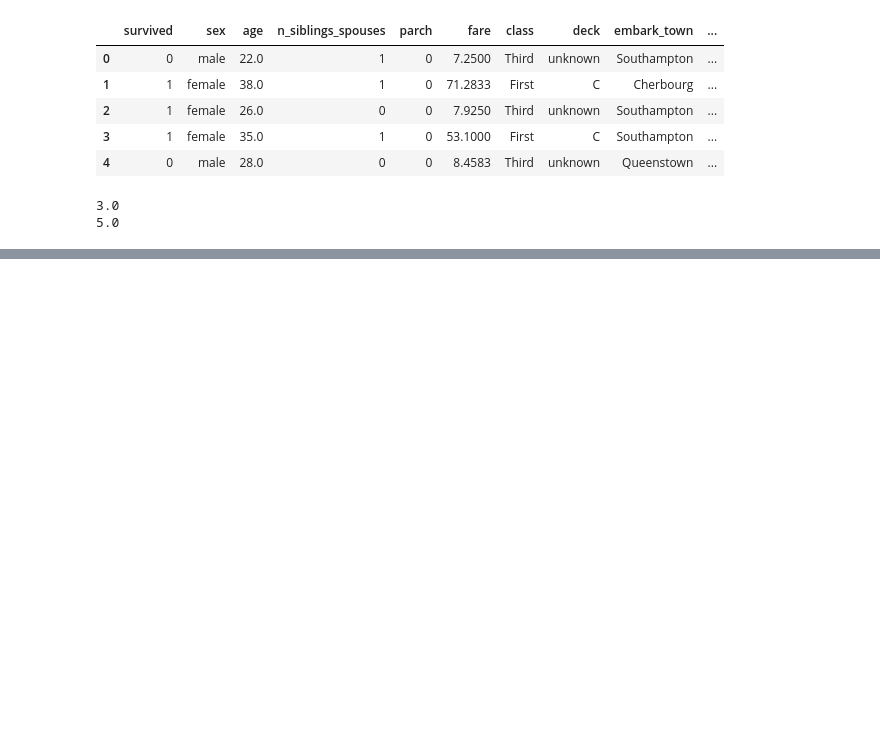
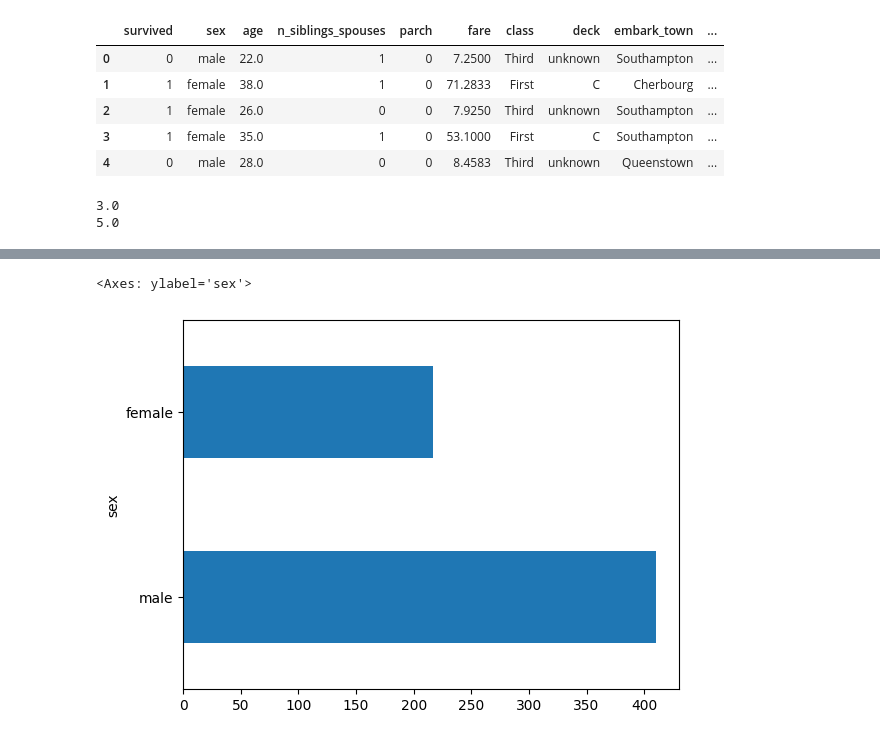
Before and after one commit to aratheunseen/area71, a Jupyter notebook: tensorflow/work_with_data.ipynb, the cells around one changed output, grey strips where cells are left out. Saved outputs shown, nothing was run; the diff lists cells and outputs as text; code cells hidden in the pictures; blank space fills up the shorter version.

```diff
--- a/tensorflow/work_with_data.ipynb
+++ b/tensorflow/work_with_data.ipynb
@@ -82,0 +118,5 @@ print(calc(2).numpy())
+# %%
+titanic.sex.value_counts().plot(kind='barh')
+# %% [output]
+<Axes: ylabel='sex'>
+[figure, added]
```
Also changed, not shown: parts of 5 cells of this notebook.
